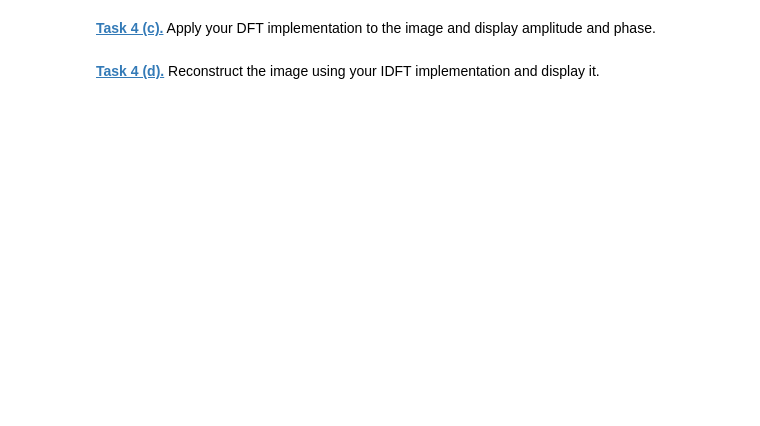
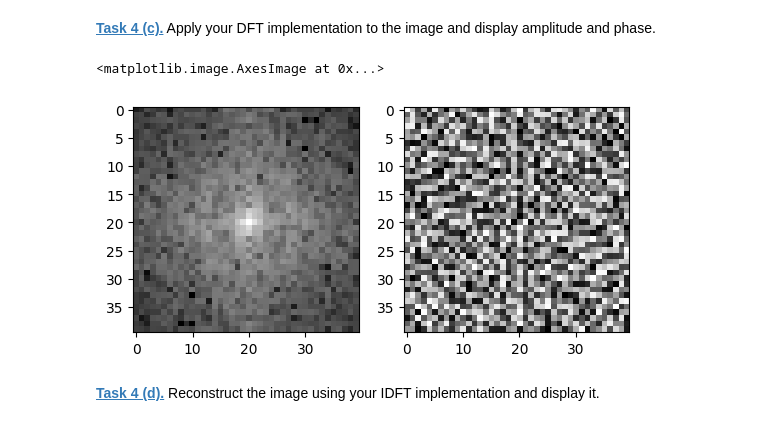
Before and after one commit to lisaduttenhoefer/mobi-fs5-python, a Jupyter notebook: fourier.ipynb, the cells around one changed output. Saved outputs shown, nothing was run; the diff lists cells and outputs as text; code cells hidden in the pictures; blank space fills up the shorter version.

Commit message:
fertig mit 4e

```diff
--- a/fourier.ipynb
+++ b/fourier.ipynb
@@ -215,5 +215,21 @@ plt.show()
 ---
 # %% [markdown]
 **[Task 4 (a).]()** Implement a function that computes the 2D-DFT.
+# %%
+#implementing discrete fourier transform function (DFT)
+def dft_function(img):
+    dft_result = np.zeros(img.shape, dtype=complex)
+    M,N = img.shape
+    for u in range(M):
+        for v in range(N):
+            summation = 0        #0 setzen
+            #compute the dft function
+            for x in range(M):                           #Start der Funktion für ein einzelnes Pixel -> innerer loop
+                for y in range(N):
+                    exp = -2j * np.pi * ((u * x / M) + (v * y / N))    #derfine the exponent separately
+                    summation += img[x, y] * np.exp(exp)       #für jedes Pixel wird die Funktion ausgerechnet -> summiert -> Wert für ein Pixel
+
+            dft_result[u, v] = summation / (M * N)       #Funktion fertig für 1 Pixel
+    return dft_result
 # %% [markdown]
 **[Task 4 (b).]()** Implement a function that computes the 2D-IDFT.
@@ -227,4 +260,22 @@ NameError: name 'brain_img' is not defined
 # %% [markdown]
 **[Task 4 (c).]()** Apply your DFT implementation to the image and display amplitude and phase.
+# %%
+#MY implementation for dft
+
+dft_ct = dft_function(test_img)
+#shifting the image
+dft_ct_0 = np.fft.ifftshift(dft_ct)
+
+amplitude_0_dft_ct = np.abs(dft_ct_0)
+phase_0_dft_ct = np.angle(dft_ct_0)
+
+plt.figure()
+plt.subplot(1, 2, 1)    #positions i (total number rows),ii (total number of columns),iii (welcher graph geaccessed werden soll)
+plt.imshow(np.log(amplitude_0_dft_ct), 'gray')      #amplitude hat seehr viel verschiedene Werte -> log-scale
+plt.subplot(1, 2, 2)
+plt.imshow(phase_0_dft_ct, 'gray')
+# %% [output]
+<matplotlib.image.AxesImage at 0x...>
+[figure, added]
 # %% [markdown]
 **[Task 4 (d).]()** Reconstruct the image using your IDFT implementation and display it.
```
Also changed, not shown: parts of 6 cells of this notebook, 1 other file.
